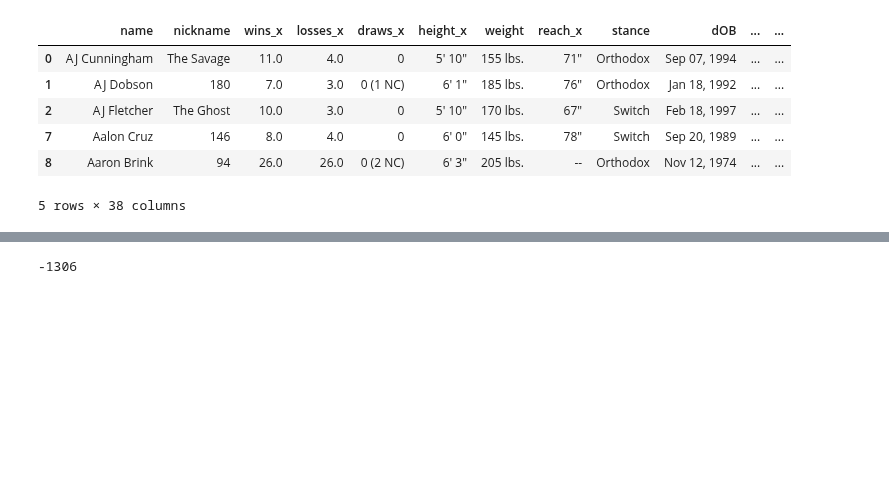
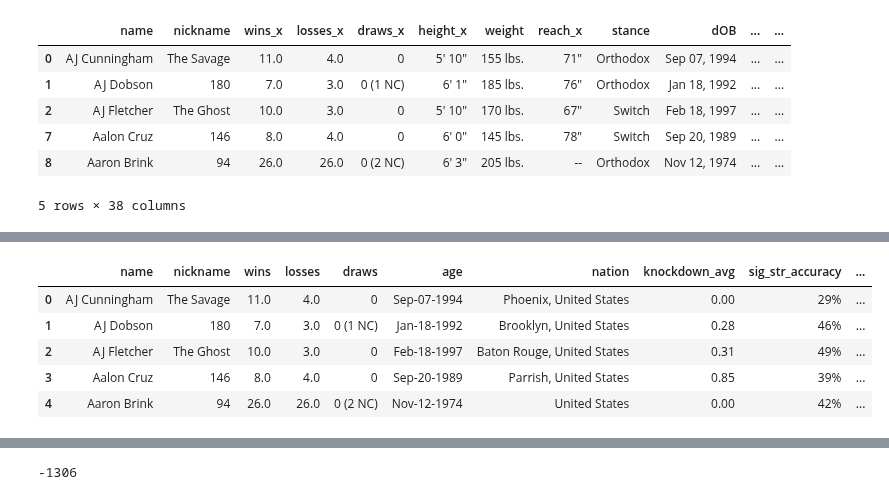
Before and after one commit to maxbraith/UFCModel, a Jupyter notebook: UFCModelGit/Tracking + Update/trackingAndUpdate.ipynb, the cells around one changed output, grey strips where cells are left out. Cells and saved outputs as stored; diff of their text form; code cells hidden in the pictures; blank space fills up the shorter version.

```diff
--- a/UFCModelGit/Tracking + Update/trackingAndUpdate.ipynb
+++ b/UFCModelGit/Tracking + Update/trackingAndUpdate.ipynb
@@ -2588,8 +2590,10 @@ https://www.ufc.com/athlete/igor-zinoviev
 Scraping Allan Zuniga...
 https://www.ufc.com/athlete/allan-zuniga
 # %%
-df = pd.read_csv(f'ufc_fighters_statistics{dateToday}.csv')
-dfAlt = pd.read_csv(f'alt_fighter_stats{dateToday}.csv')
+#!!!!
+
+df = pd.read_csv('ufc_fighters_statistics2024-05-11.csv')
+dfAlt = pd.read_csv('alt_fighter_stats2024-05-11.csv')
 
 df.head()
 # %% [output]
@@ -2785,8 +2773,8 @@ dfMerged.head()
 5 rows × 38 columns
 # %%
 #query dfMerged for intersections
-dfMatches = pd.DataFrame(dfMerged.query('_merge == "both"'))
-dfMatches.head()
+dfCombined = pd.DataFrame(dfMerged.query('_merge == "both"'))
+dfCombined.head()
 # %% [output]
 |  | name | nickname | wins_x | losses_x | draws_x | height_x | weight | reach_x | stance | dOB | ... | ... |
 | 0 | AJ Cunningham | The Savage | 11.0 | 4.0 | 0 | 5' 10" | 155 lbs. | 71" | Orthodox | Sep 07, 1994 | ... | ... |
@@ -2800,0 +2786,15 @@ dfMatches.to_csv(f'careerStats{dateToday}.csv')
+# %%
+#set blank values to nan
+dfCombined.replace('--', np.nan, inplace=True)
+# %%
+#define column headers
+column_headers = [
+    'name', 'nickname', 'wins', 'losses', 'draws', 'age', 'nation', 'knockdown_avg', 'sig_str_accuracy',
+    'takedown_average', 'takedown_accuracy', 'subs_attempted_average', 'height', 'reach',
+    'stance', 'sig_str_landed_per_min', 'average_fight_time', 'sig_str_absorbed_per_min', 'sig_str_defense',
+    'takedown_defense'
+]
+
+#create dataframe using headers
+dfCareer = pd.DataFrame(columns=column_headers)
+dfCareer.head()
@@ -2800,0 +2942,26 @@ dfMatches.to_csv(f'careerStats{dateToday}.csv')
+# %%
+#reformat age
+for index, row in dfCareer.iterrows():
+    age = row['age']
+    if(isinstance(age, str)):
+        age = age.replace(',', '')
+        listAge = age.split(' ')
+        year = listAge[2]
+        #if int(year)>30:
+            #year = f'{year}'
+        #else:
+            #year = f'{year}'
+        listAge.pop()
+        listAge.append(year)
+        age = '-'.join(listAge)
+        dfCareer.at[index, 'age'] = age
+
+
+dfCareer.head()
+# %% [output]
+|  | name | nickname | wins | losses | draws | age | nation | knockdown_avg | sig_str_accuracy | ... |
+| 0 | AJ Cunningham | The Savage | 11.0 | 4.0 | 0 | Sep-07-1994 | Phoenix, United States | 0.00 | 29% | ... |
+| 1 | AJ Dobson | 180 | 7.0 | 3.0 | 0 (1 NC) | Jan-18-1992 | Brooklyn, United States | 0.28 | 46% | ... |
+| 2 | AJ Fletcher | The Ghost | 10.0 | 3.0 | 0 | Feb-18-1997 | Baton Rouge, United States | 0.31 | 49% | ... |
+| 3 | Aalon Cruz | 146 | 8.0 | 4.0 | 0 | Sep-20-1989 | Parrish, United States | 0.85 | 39% | ... |
+| 4 | Aaron Brink | 94 | 26.0 | 26.0 | 0 (2 NC) | Nov-12-1974 | United States | 0.00 | 42% | ... |
```
Also changed, not shown: parts of 66 cells of this notebook, 5 other files.
